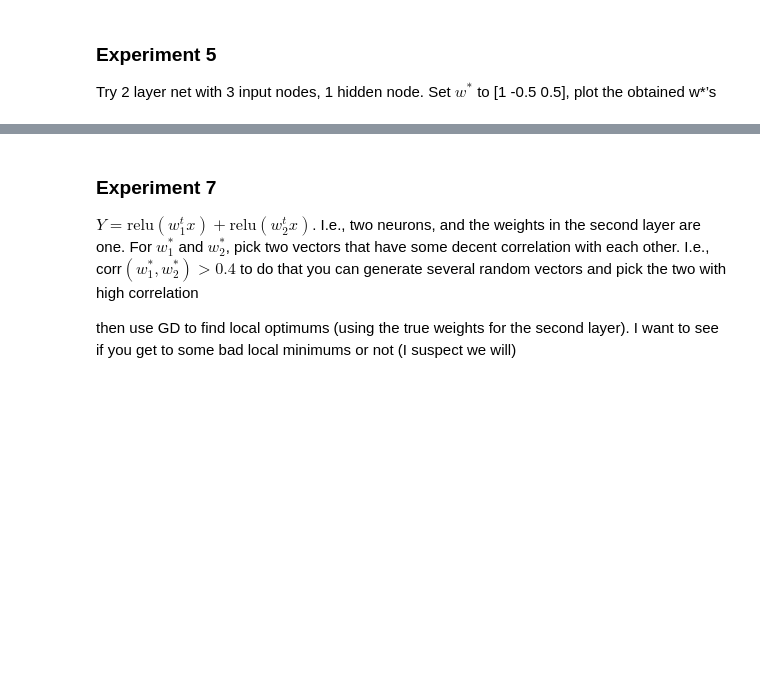
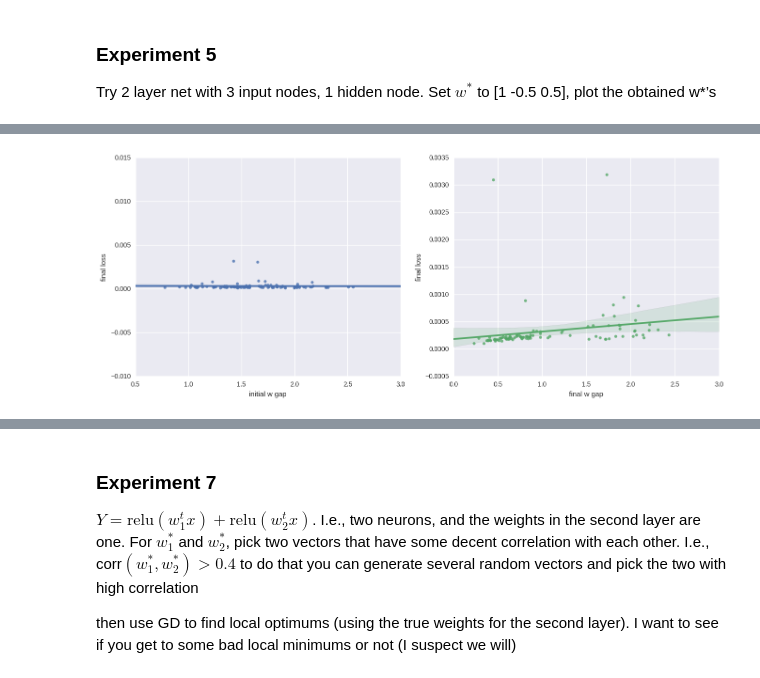
Before and after one commit to jessemzhang/porcupine_neural_networks, a Jupyter notebook: understanding_when_GD_succeeds_iid_2plot_losswgapnormalized.ipynb, the cells around one changed output, grey strips where cells are left out. Drawn from its saved outputs; the diff is of its cells as text; code cells hidden in the pictures; blank space fills up the shorter version.

```diff
--- a/understanding_when_GD_succeeds_iid_2plot_losswgapnormalized.ipynb
+++ b/understanding_when_GD_succeeds_iid_2plot_losswgapnormalized.ipynb
@@ -343,0 +313,6 @@ Wall time: 13min 10s
+# %%
+%%time
+all_weights,all_final_loss = run_exp_and_plot(p=10,N=10000,h=3,build_func=arch.mlp_noreluout_lastlayernottrainable,
+                                              num_epochs=100,verbose=False,logdir_suffix='_fix_w2_to_true_w2',
+                                              initial_weights='reuse_weights2',return_stuff=True)
+# %% [output]
@@ -343,0 +323 @@ Wall time: 13min 10s
+[figure, added]
```
Also changed, not shown: parts of 20 cells of this notebook.
